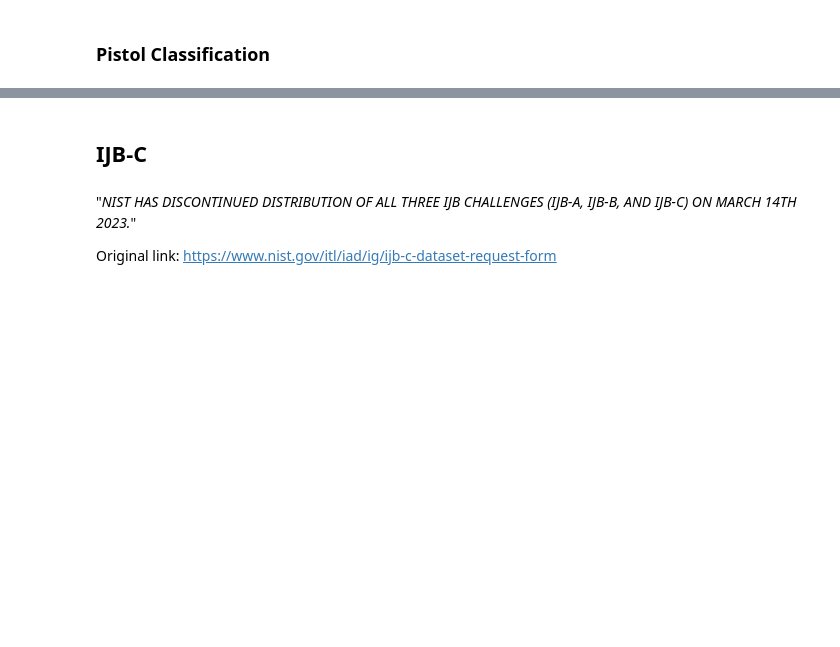
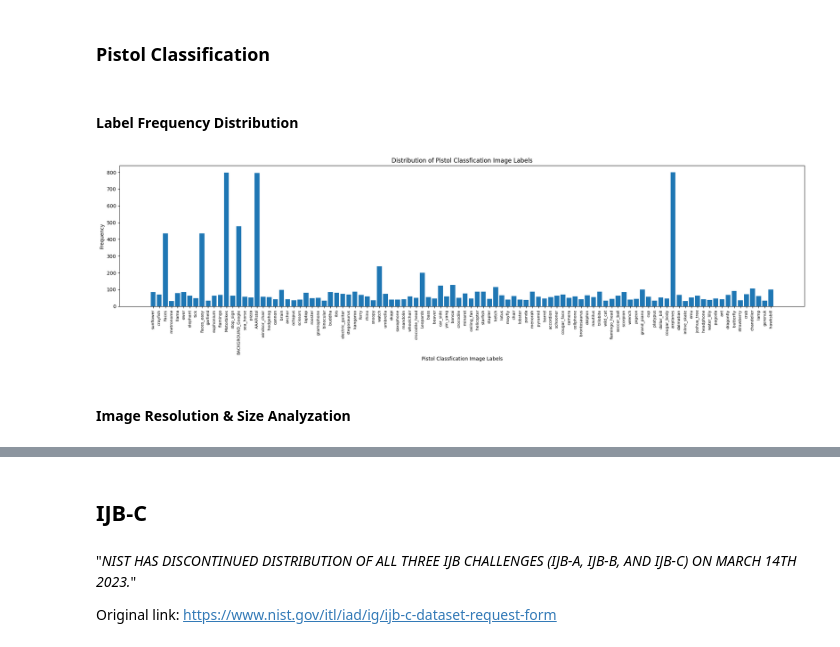
Before and after one commit to BU-Spark/ml-mit-evidence-analysis, a Jupyter notebook: EDA.ipynb, the cells around one changed output, grey strips where cells are left out. Saved outputs shown, nothing was run; the diff lists cells and outputs as text; code cells hidden in the pictures; blank space fills up the shorter version.

Commit message:
added weapon EDA

```diff
--- a/EDA.ipynb
+++ b/EDA.ipynb
@@ -68,2 +153,37 @@ from tensorflow.keras.preprocessing.image import ImageDataGenerator
 # %%
-pistol_classification = './Weapon/Pistol_classification'
+pistol_classification = './Weapon/Pistol/Pistol_classification'
+# %%
+# Get img paths and labels
+pistol_class_img_path, pistol_class_label = get_img_path_label(pistol_classification)
+# %% [markdown]
+#### **Label Frequency Distribution**
+# %%
+import matplotlib.pyplot as plt
+from collections import Counter
+
+# Count the occurrences of each label in the list
+label_counts = Counter(pistol_class_label)
+
+# Separate the data into labels and counts
+labels, counts = zip(*label_counts.items())
+
+# Set the figure size to make the plot wider
+plt.figure(figsize=(20, 6))  # Width, Height in inches
+
+# Plotting
+plt.bar(labels, counts)
+plt.xlabel('Pistol Classfication Image Labels')
+plt.ylabel('Frequency')
+plt.title('Distribution of Pistol Classfication Image Labels')
+# Rotate the x-axis labels to 90 degrees for better readability
+plt.xticks(rotation=90)
+# Adjust font size
+plt.tick_params(axis='x', which='major', labelsize=8)
+# Use a tight layout to fit the axis labels
+plt.tight_layout()
+
+plt.show()
+# %% [output]
+[figure, added]
+# %% [markdown]
+#### **Image Resolution & Size Analyzation**
```
Also changed, not shown: parts of 44 cells of this notebook.
